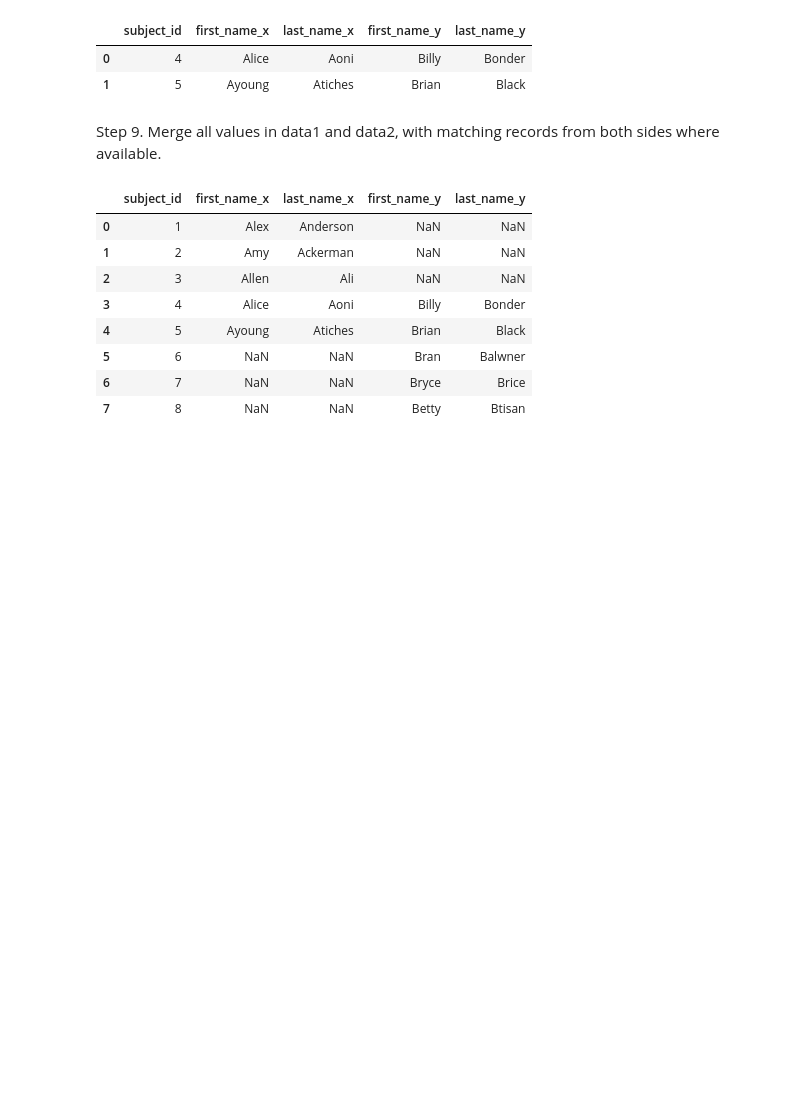
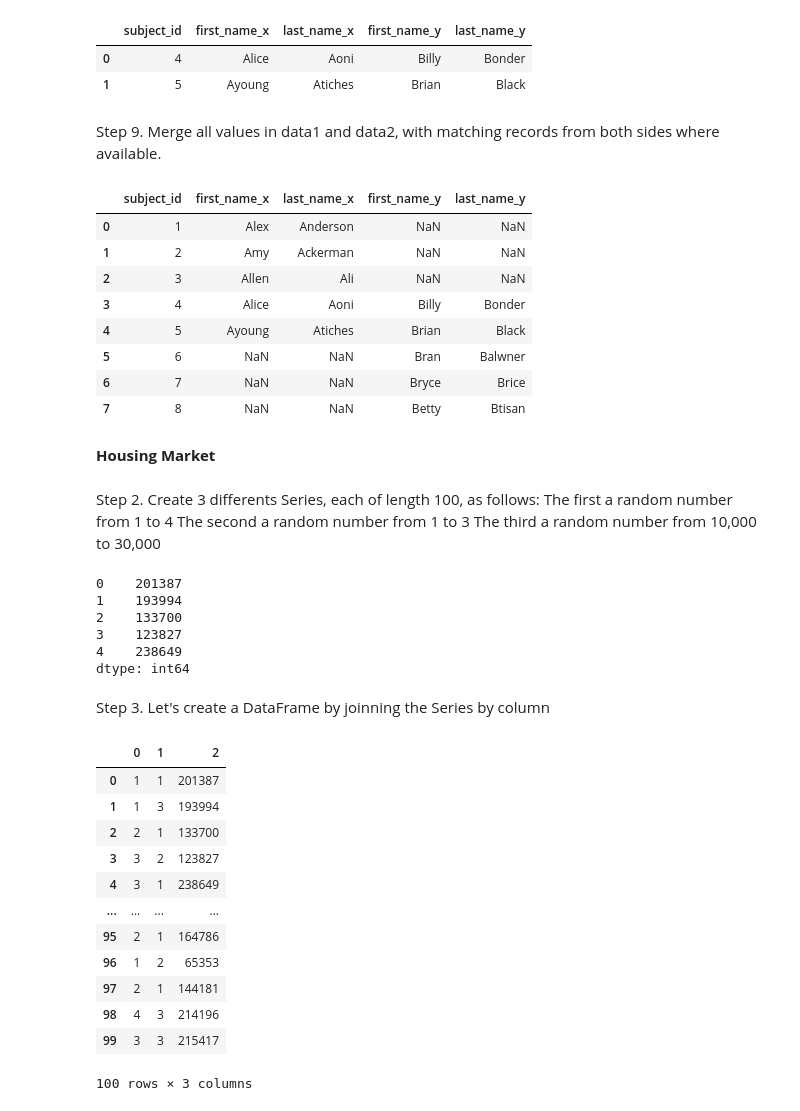
Before and after one commit to Karlajack/pydata_analysis, a Jupyter notebook: pandasdailypractice3.ipynb, the cells around one changed output. Cells and saved outputs as stored; diff of their text form; code cells hidden in the pictures; blank space fills up the shorter version.

```diff
--- a/pandasdailypractice3.ipynb
+++ b/pandasdailypractice3.ipynb
@@ -494,3 +494,42 @@ pd.merge(data1,data2, on='subject_id',how='outer')
 | 5 | 6 | NaN | NaN | Bran | Balwner |
 | 6 | 7 | NaN | NaN | Bryce | Brice |
 | 7 | 8 | NaN | NaN | Betty | Btisan |
+# %% [markdown]
+**Housing Market**
+# %% [markdown]
+Step 2. Create 3 differents Series, each of length 100, as follows:
+The first a random number from 1 to 4
+The second a random number from 1 to 3
+The third a random number from 10,000 to 30,000
+# %%
+r1 = pd.Series(np.random.randint(1,5,100))
+r2 = pd.Series(np.random.randint(1, 4,100))
+r3 = pd.Series(np.random.randint(10000, 300001,100))
+
+r3.head()
+# %% [output]
+0    201387
+1    193994
+2    133700
+3    123827
+4    238649
+dtype: int64
+# %% [markdown]
+Step 3. Let's create a DataFrame by joinning the Series by column
+# %%
+market = pd.concat([r1, r2, r3], axis=1)
+market
+# %% [output]
+|  | 0 | 1 | 2 |
+| 0 | 1 | 1 | 201387 |
+| 1 | 1 | 3 | 193994 |
+| 2 | 2 | 1 | 133700 |
+| 3 | 3 | 2 | 123827 |
+| 4 | 3 | 1 | 238649 |
+| ... | ... | ... | ... |
+| 95 | 2 | 1 | 164786 |
+| 96 | 1 | 2 | 65353 |
+| 97 | 2 | 1 | 144181 |
+| 98 | 4 | 3 | 214196 |
+| 99 | 3 | 3 | 215417 |
+100 rows × 3 columns
```
Also changed, not shown: parts of 8 cells of this notebook.
